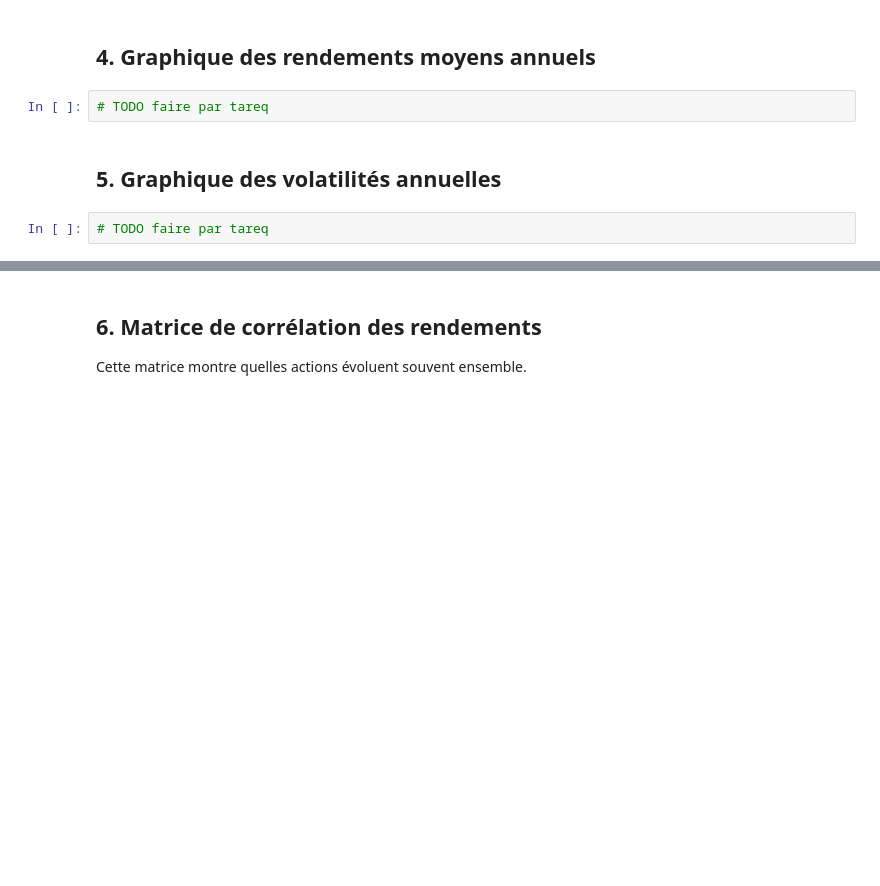
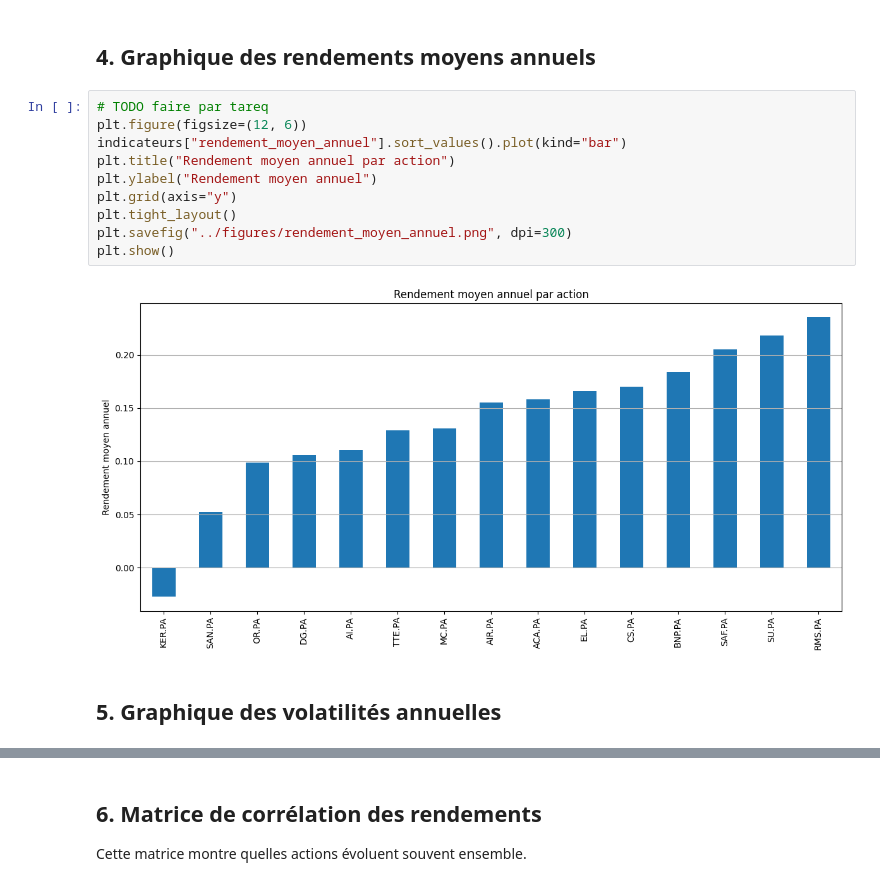
Before and after one commit to Karimchair/Finance_IA, a Jupyter notebook: notebooks/02_statistiques_descriptives.ipynb, the cells around one changed output, grey strips where cells are left out. Saved outputs shown, nothing was run; the diff lists cells and outputs as text; blank space fills up the shorter version.

```diff
--- a/notebooks/02_statistiques_descriptives.ipynb
+++ b/notebooks/02_statistiques_descriptives.ipynb
@@ -141,9 +141,17 @@ indicateurs_pourcentage.round(2)
 | ACA.PA | 15.86 | 30.72 | -16.86 | 13.67 | ... |
 # %% [markdown]
 ## 4. Graphique des rendements moyens annuels
-# %%
-# TODO faire par tareq
+# %%
+# TODO faire par tareq
+plt.figure(figsize=(12, 6))
+indicateurs["rendement_moyen_annuel"].sort_values().plot(kind="bar")
+plt.title("Rendement moyen annuel par action")
+plt.ylabel("Rendement moyen annuel")
+plt.grid(axis="y")
+plt.tight_layout()
+plt.savefig("../figures/rendement_moyen_annuel.png", dpi=300)
+plt.show()
+# %% [output]
+[figure, added]
 # %% [markdown]
 ## 5. Graphique des volatilités annuelles
-# %%
-# TODO faire par tareq
```
Also changed, not shown: parts of 6 cells of this notebook, 6 other files.
